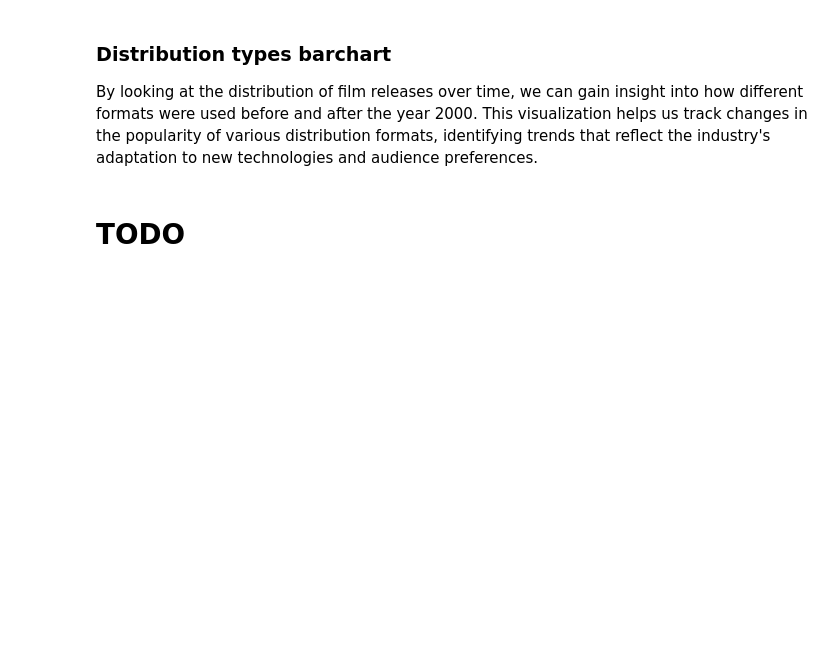
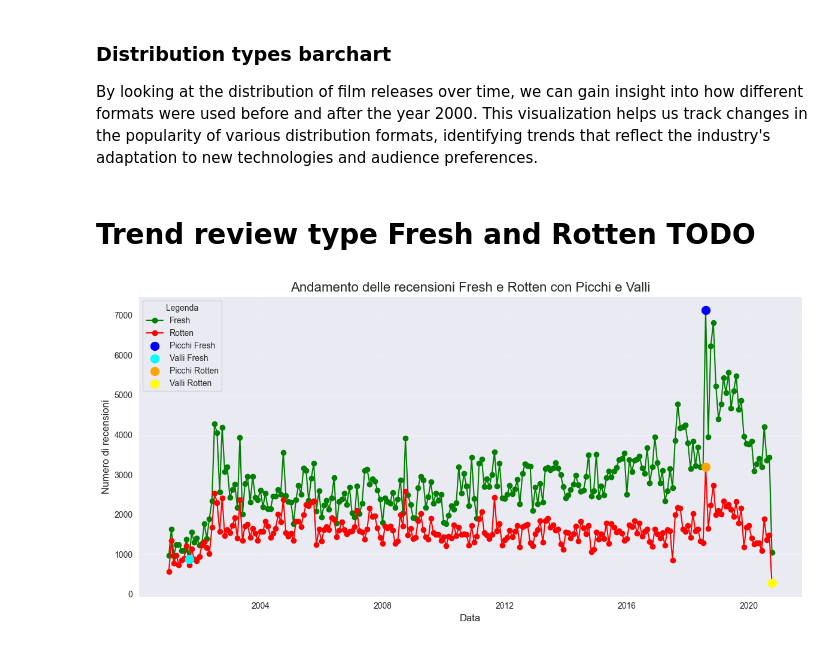
Before and after one commit to quelmitch/UNITO-IUM-TWEB, a Jupyter notebook: solution/data-analysis/data_visualisation.ipynb, the cells around one changed output. Saved outputs shown, nothing was run; the diff lists cells and outputs as text; code cells hidden in the pictures; blank space fills up the shorter version.

Commit message:
New Visualization & Minor Fix

```diff
--- a/solution/data-analysis/data_visualisation.ipynb
+++ b/solution/data-analysis/data_visualisation.ipynb
@@ -512,4 +512,52 @@ plt.title('Number of Releases by Distribution Format (Before and After 2000)')
 
 plt.show()
 # %% [markdown]
-# TODO
+# Trend review type Fresh and Rotten TODO
+# %%
+reviews = pd.read_csv('clean_datasets/reviews.csv')
+# %%
+reviews['review_date'] = pd.to_datetime(reviews['review_date'])
+reviews = reviews[reviews['review_date'] >= '2001-01-01']
+
+# Raggruppare i dati per data e tipo di recensione
+trend_data = (
+    reviews.groupby([reviews['review_date'].dt.to_period('M'), 'type'])
+    .size()
+    .unstack(fill_value=0)
+)
+
+# Convertire l'indice al formato datetime
+trend_data.index = trend_data.index.to_timestamp()
+
+# Trovare i picchi e le valli per "Fresh"
+fresh_peaks = trend_data[trend_data['Fresh'] == trend_data['Fresh'].max()]
+fresh_valleys = trend_data[trend_data['Fresh'] == trend_data['Fresh'].min()]
+
+# Trovare i picchi e le valli per "Rotten"
+rotten_peaks = trend_data[trend_data['Rotten'] == trend_data['Rotten'].max()]
+rotten_valleys = trend_data[trend_data['Rotten'] == trend_data['Rotten'].min()]
+
+# Creare il grafico
+plt.figure(figsize=(12, 6))
+plt.plot(trend_data.index, trend_data['Fresh'], label='Fresh', color='green', marker='o')
+plt.plot(trend_data.index, trend_data['Rotten'], label='Rotten', color='red', marker='o')
+
+# Aggiungere marker per i picchi e le valli
+plt.scatter(fresh_peaks.index, fresh_peaks['Fresh'], color='blue', label='Picchi Fresh', s=100, zorder=5)
+plt.scatter(fresh_valleys.index, fresh_valleys['Fresh'], color='cyan', label='Valli Fresh', s=100, zorder=5)
+
+plt.scatter(rotten_peaks.index, rotten_peaks['Rotten'], color='orange', label='Picchi Rotten', s=100, zorder=5)
+plt.scatter(rotten_valleys.index, rotten_valleys['Rotten'], color='yellow', label='Valli Rotten', s=100, zorder=5)
+
+# Aggiungere titoli e etichette
+plt.title('Andamento delle recensioni Fresh e Rotten con Picchi e Valli', fontsize=16)
+plt.xlabel('Data', fontsize=12)
+plt.ylabel('Numero di recensioni', fontsize=12)
+plt.legend(title='Legenda')
+plt.grid(alpha=0.3)
+plt.tight_layout()
+
+# Mostrare il grafico
+plt.show()
+# %% [output]
+[figure, added]
```
Also changed, not shown: parts of 2 cells of this notebook, 1 other file.
